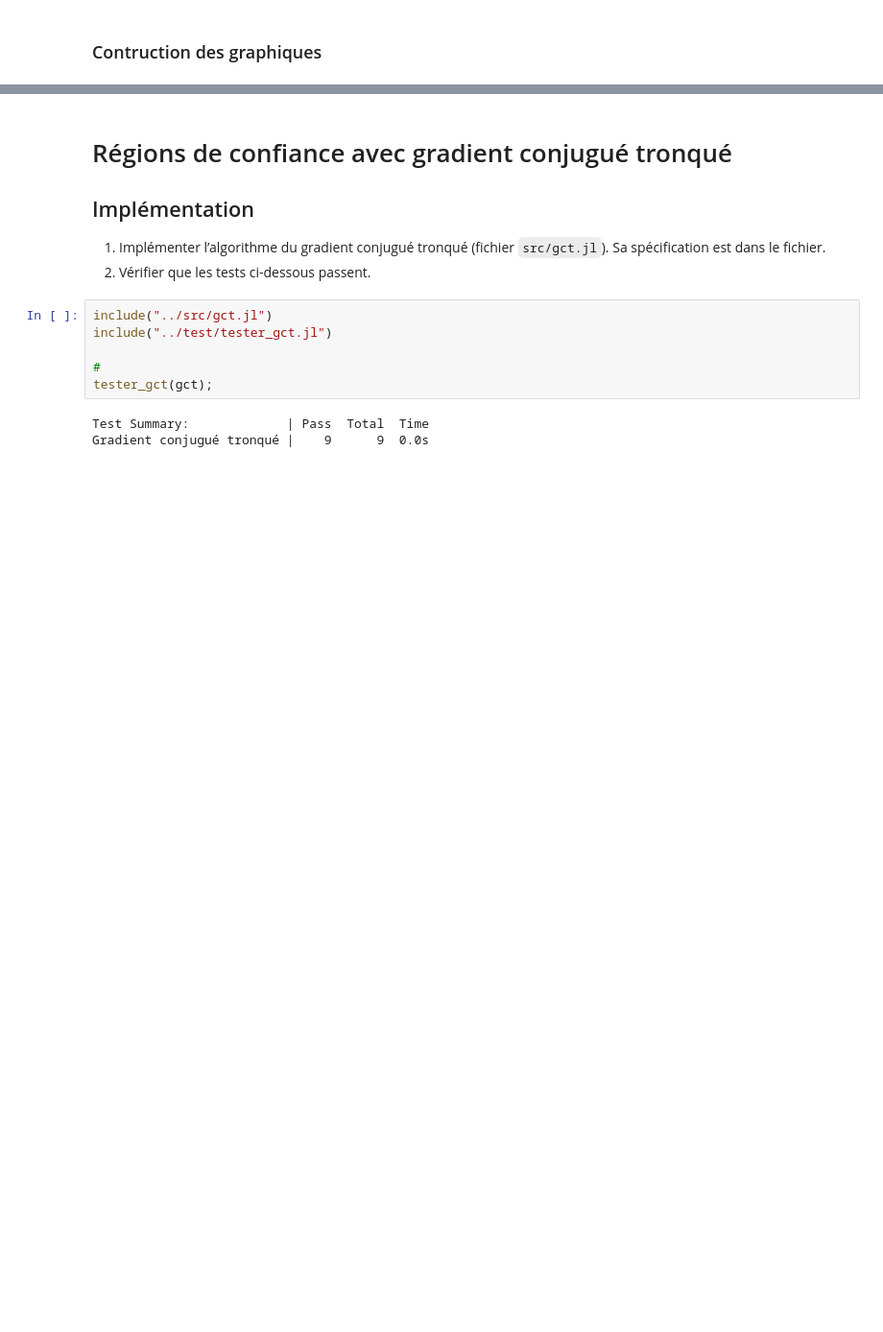
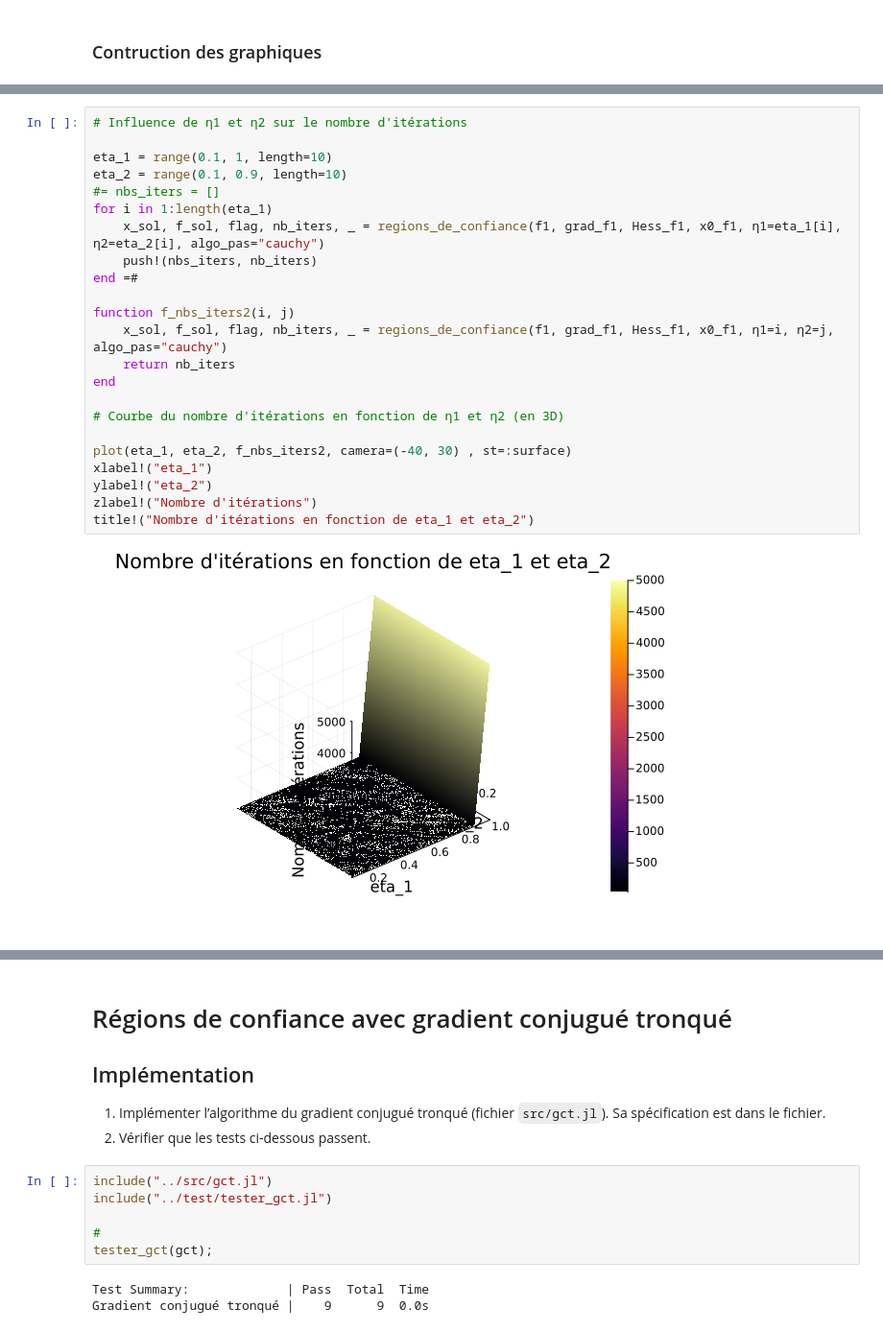
Before and after one commit to XNxa/Projet-Opti, a Jupyter notebook: notebooks/regions_de_confiance.ipynb, the cells around one changed output, grey strips where cells are left out. Shown at 96% size. Drawn from its saved outputs; the diff is of its cells as text; blank space fills up the shorter version.

```diff
--- a/notebooks/regions_de_confiance.ipynb
+++ b/notebooks/regions_de_confiance.ipynb
@@ -112,0 +117,25 @@ plot!(gamma_2, nbs_iters, xlabel="gamma_2", ylabel="Nombre d'itérations", label
+# %%
+# Influence de η1 et η2 sur le nombre d'itérations
+
+eta_1 = range(0.1, 1, length=10)
+eta_2 = range(0.1, 0.9, length=10)
+#= nbs_iters = []
+for i in 1:length(eta_1)
+    x_sol, f_sol, flag, nb_iters, _ = regions_de_confiance(f1, grad_f1, Hess_f1, x0_f1, η1=eta_1[i], η2=eta_2[i], algo_pas="cauchy")
+    push!(nbs_iters, nb_iters)
+end =#
+
+function f_nbs_iters2(i, j)
+    x_sol, f_sol, flag, nb_iters, _ = regions_de_confiance(f1, grad_f1, Hess_f1, x0_f1, η1=i, η2=j, algo_pas="cauchy")
+    return nb_iters
+end
+
+# Courbe du nombre d'itérations en fonction de η1 et η2 (en 3D)
+
+plot(eta_1, eta_2, f_nbs_iters2, camera=(-40, 30) , st=:surface)
+xlabel!("eta_1")
+ylabel!("eta_2")
+zlabel!("Nombre d'itérations")
+title!("Nombre d'itérations en fonction de eta_1 et eta_2")
+# %% [output]
+[figure, added]
```
Also changed, not shown: parts of 13 cells of this notebook, 5 other files.
